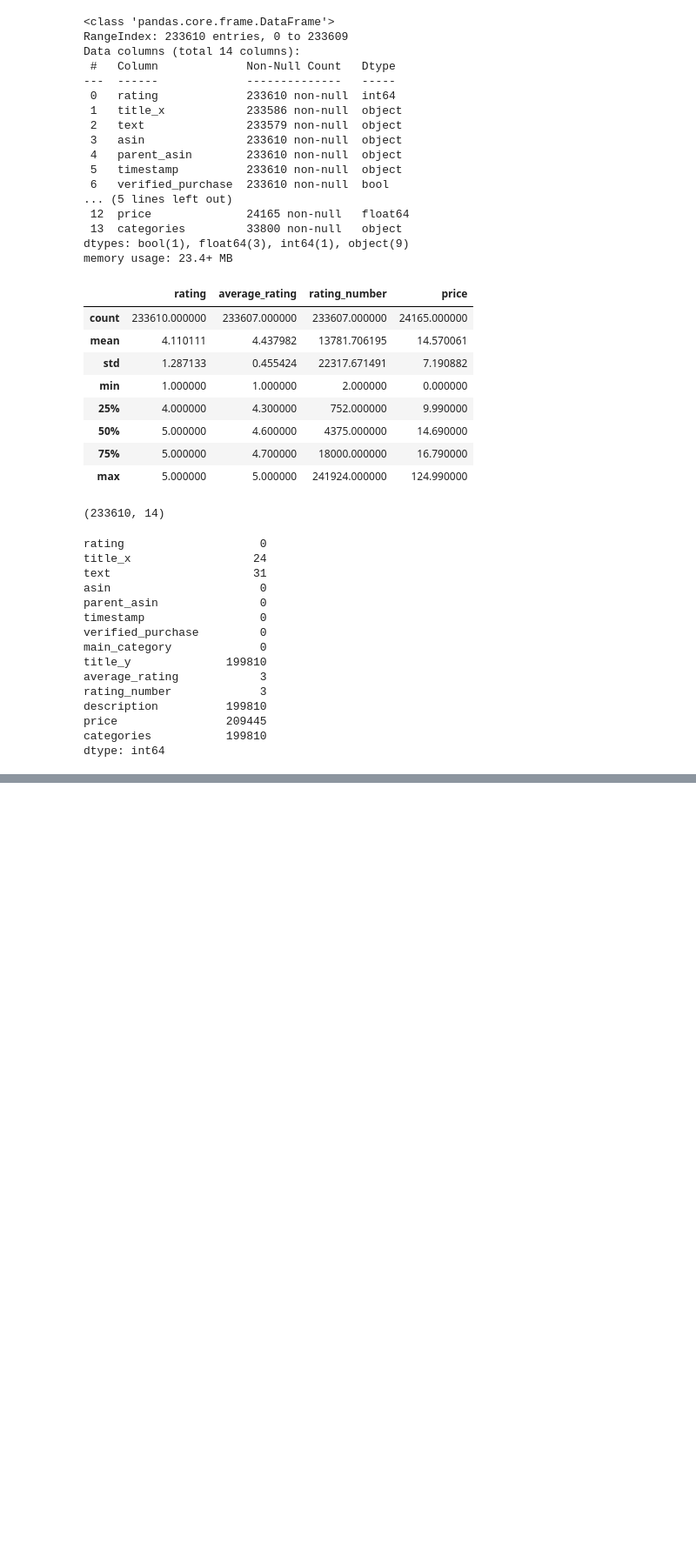
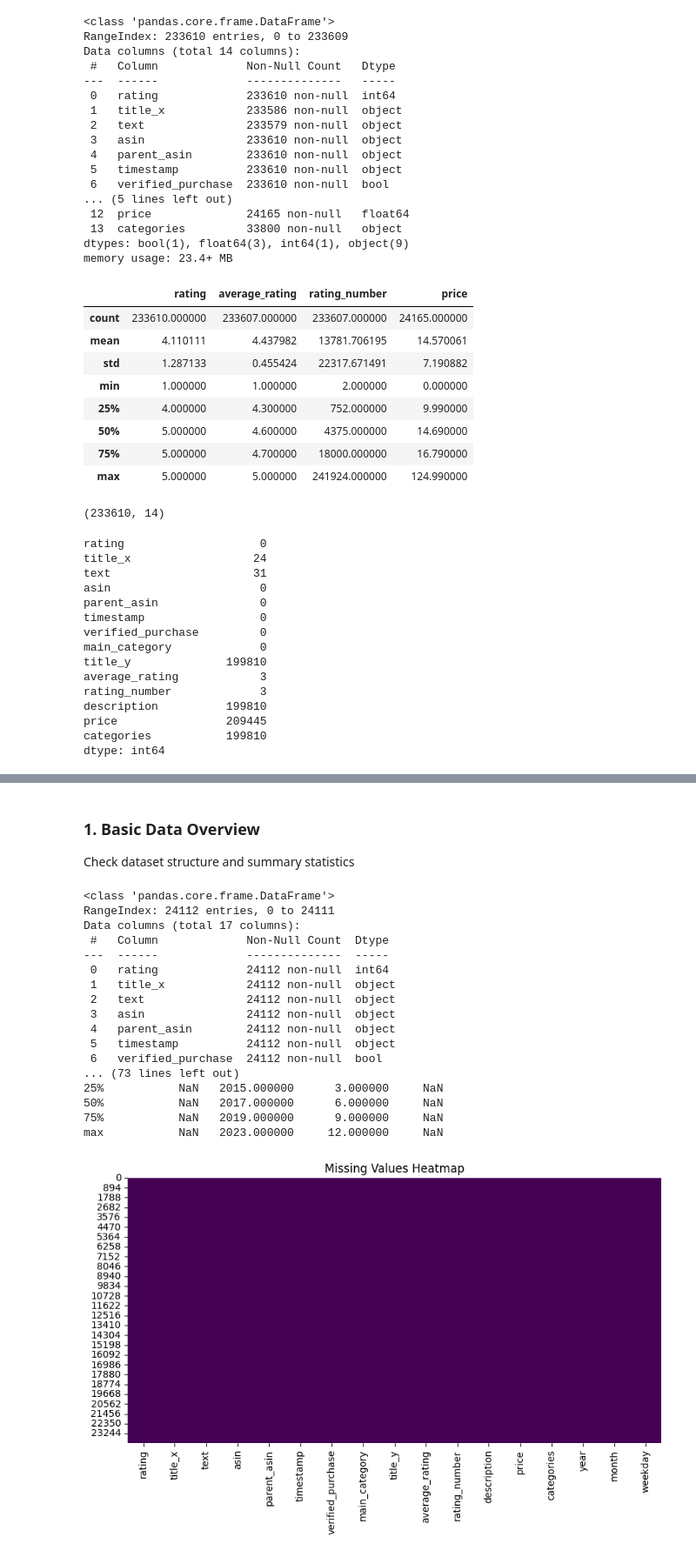
Before and after one commit to WambuiMunene/Grp_1_Capstone-Project, a Jupyter notebook: Edwin.ipynb, the cells around one changed output, grey strips where cells are left out. Shown at 87% size. Drawn from its saved outputs; the diff is of its cells as text; code cells hidden in the pictures; blank space fills up the shorter version.

```diff
--- a/Edwin.ipynb
+++ b/Edwin.ipynb
@@ -70,0 +298,2 @@ dtype: int64
+# %%
+p_movies.drop_duplicates(inplace=True)
@@ -70,0 +313,2 @@ dtype: int64
+# %%
+p_movies['timestamp'] = pd.to_datetime(p_movies['timestamp'], errors='coerce')
@@ -70,0 +324,4 @@ dtype: int64
+# %%
+p_movies['year'] = p_movies['timestamp'].dt.year
+p_movies['month'] = p_movies['timestamp'].dt.month
+p_movies['weekday'] = p_movies['timestamp'].dt.day_name()
@@ -70,0 +368,3 @@ dtype: int64
+# %%
+p_c_movies = pd.read_csv("cleaned_p_movies.csv")
+p_c_movies.head()
@@ -70,0 +378,36 @@ dtype: int64
+# %% [markdown]
+### 1. Basic Data Overview
+Check dataset structure and summary statistics
+# %%
+import pandas as pd
+import matplotlib.pyplot as plt
+import seaborn as sns
+
+# Overview of the dataset
+print(p_c_movies.info())
+print(p_c_movies.describe(include='all'))
+
+# Check for missing values
+plt.figure(figsize=(10,5))
+sns.heatmap(p_movies.isnull(), cbar=False, cmap='viridis')
+plt.title('Missing Values Heatmap')
+plt.show()
+# %% [output]
+<class 'pandas.core.frame.DataFrame'>
+RangeIndex: 24112 entries, 0 to 24111
+Data columns (total 17 columns):
+ #   Column             Non-Null Count  Dtype
+---  ------             --------------  -----
+ 0   rating             24112 non-null  int64
+ 1   title_x            24112 non-null  object
+ 2   text               24112 non-null  object
+ 3   asin               24112 non-null  object
+ 4   parent_asin        24112 non-null  object
+ 5   timestamp          24112 non-null  object
+ 6   verified_purchase  24112 non-null  bool
+... (73 lines left out)
+25%           NaN   2015.000000      3.000000     NaN
+50%           NaN   2017.000000      6.000000     NaN
+75%           NaN   2019.000000      9.000000     NaN
+max           NaN   2023.000000     12.000000     NaN
+[figure, added]
```
Also changed, not shown: parts of 51 cells of this notebook, 1 other file.
